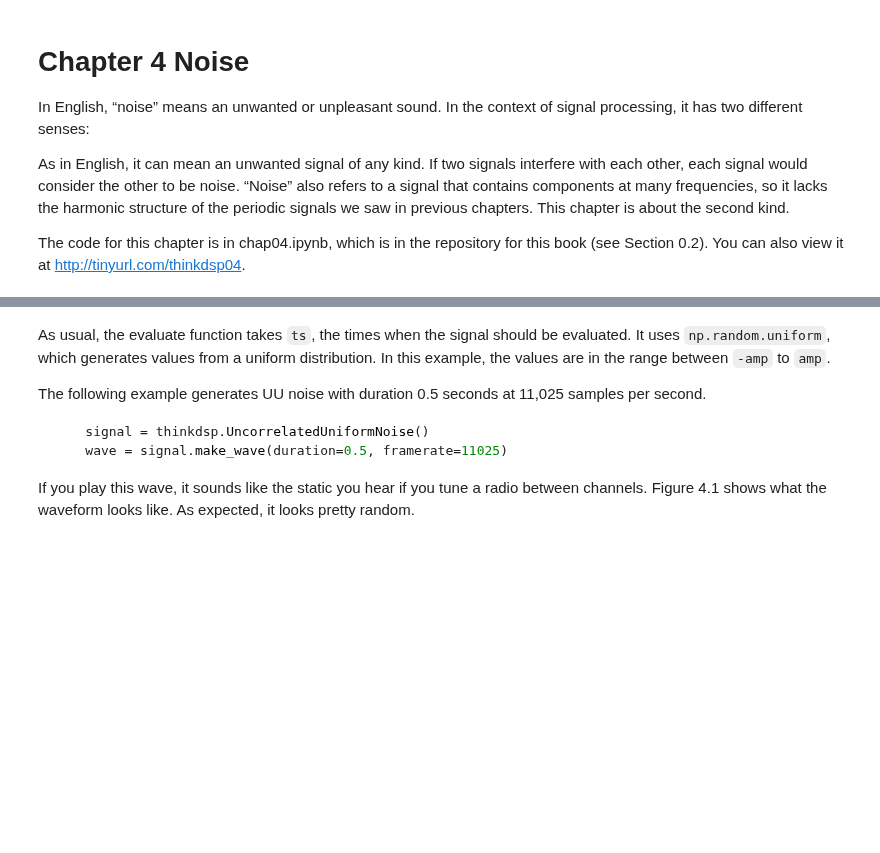
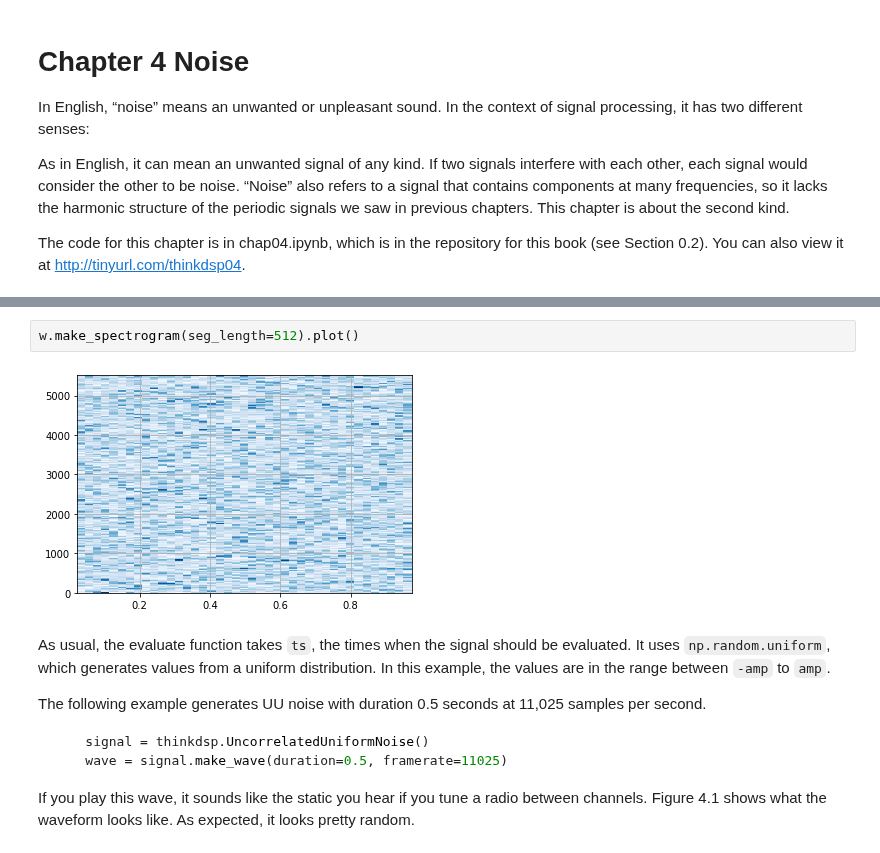
Before and after one commit to renyuanL/_ryDsp2020, a Jupyter notebook: code/ch04.ipynb, the cells around one changed output, grey strips where cells are left out. Saved outputs shown, nothing was run; the diff lists cells and outputs as text; blank space fills up the shorter version.

```diff
--- a/code/ch04.ipynb
+++ b/code/ch04.ipynb
@@ -87,3 +107,7 @@ which inherits from Signal.
+# %%
+w.make_spectrogram(seg_length=512).plot()
+# %% [output]
+[figure, added]
 # %% [markdown]
 As usual, the evaluate function takes `ts`, the times when the signal should be evaluated.
 It uses `np.random.uniform`, which generates values from a uniform distribution.
```
Also changed, not shown: parts of 21 cells of this notebook, 2 other files.
